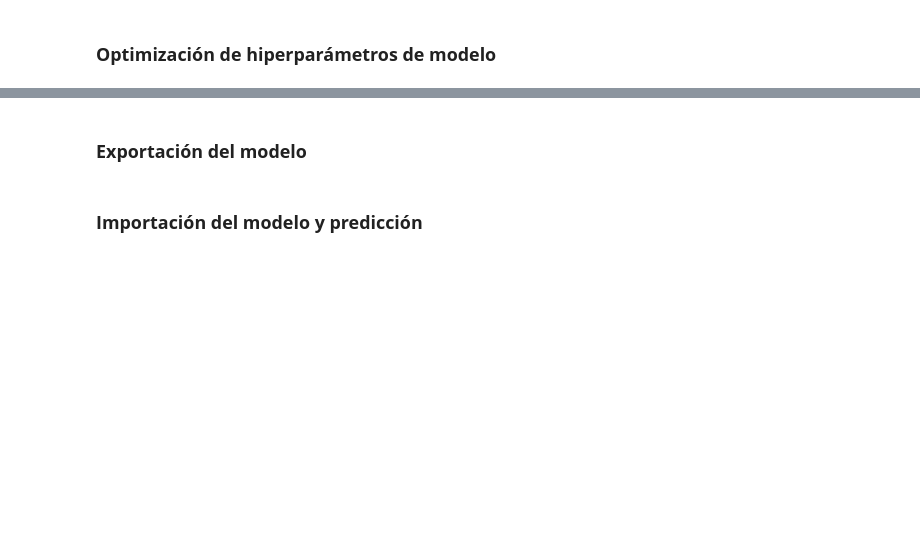
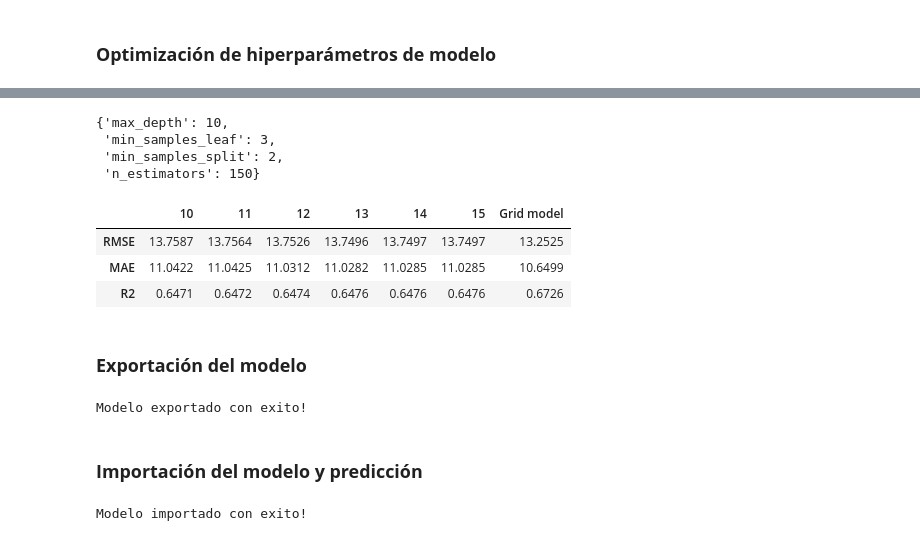
Before and after one commit to JLuceroVasquez/ia-aumentada-prevision-de-atrasos-de-vuelos, a Jupyter notebook: optimización_aeroportuaria.ipynb, the cells around one changed output, grey strips where cells are left out. Cells and saved outputs as stored; diff of their text form; code cells hidden in the pictures; blank space fills up the shorter version.

```diff
--- a/optimización_aeroportuaria.ipynb
+++ b/optimización_aeroportuaria.ipynb
@@ -699,0 +762,23 @@ for metrica in metricas.keys():
+# %%
+#Dataframe para alamcenar los resultados por cada variación en la cantidad de predictoras
+df_resultados = pd.DataFrame(index=['RMSE','MAE','R2'])
+
+#Iteración del 10 al 15
+ct_features = range(10,16)
+
+for cantidad in ct_features:
+  #Selección de nombres de features según cantidad
+  features_selected = df_importancias['Predictora'][:cantidad].values
+  #Filtrado del conjunto de entrenamiento y prueba con base a los nombres de los features seleccionados
+  X_train_selected = X_train[features_selected]
+  X_test_selected = X_test[features_selected]
+  #Entrenamiento del modelo
+  modelo_rf.fit(X_train_selected, y_train)
+  #Predicción de y para X_test (regresores de prueba)
+  y_pred = modelo_rf.predict(X_test_selected)
+  #Evaluacion del modelo
+  evaluacion = evaluarRegresion(y_test, y_pred)
+  #Almacenamiento de resultados
+  df_resultados[cantidad] = evaluacion.values()
+
+df_resultados
@@ -700,14 +790,30 @@ for metrica in metricas.keys():
 # %%
 #Selección de las 13 características más importantes
+features_selected = df_importancias['Predictora'][:13].values
+X_selected = X[features_selected]
 
 #División del df con features seleccionados en datos de entrenamiento y prueba
+X_train, X_test, y_train, y_test = train_test_split(X_selected, y, test_size=0.3, random_state=42)
 # %% [markdown]
 ### **Optimización de hiperparámetros de modelo**
 # %%
 #Diccionario con lista de valores para cuatro hiperparámetros del modelo RandomForestRegressor
+param_grid = {
+              'max_depth': [5, 10, 15],
+              'min_samples_leaf': [1, 2, 3],
+              'min_samples_split': [2, 4, 6],
+              'n_estimators': [100, 150, 200]
+              }
 # %%
 #Configuración de la validación cruzada con KFold
+cv = KFold(n_splits=5, shuffle=True, random_state=42)
 
 #Configuración de la validación cruzada que probará diferentes combinaciones de hiperparámetros en el modelo RandomForestRegressor
+grid_search = GridSearchCV(RandomForestRegressor(random_state=42),
+                           param_grid=param_grid,
+                           scoring='r2',
+                           n_jobs=-1,
+                           cv=cv)
 
 #Entrenamiento de 81 modelos generados con todas las combinaciones de hiperparámetros
+grid_search.fit(X_train, y_train)
@@ -714,13 +828,30 @@ for metrica in metricas.keys():
 # %%
 #Mejor combinación de parámetros
+grid_search.best_params_
+# %% [output]
+{'max_depth': 10,
+ 'min_samples_leaf': 3,
+ 'min_samples_split': 2,
+ 'n_estimators': 150}
 # %%
 #Predicción de y a partide X_train con el modelo RandomForestRegressor que tiene la mejor combinación de parámetros
 '''
 De acuerdo con la documentación, GridSearchCV aplica métodos de su estimador
 (modelo), ej. predict, considerando la mejor combinación de parámetros
 de entre todas las opciones disponibles en el diccionario de hiperparámetros.
 '''
+y_pred_grid = grid_search.predict(X_test)
 
 #Cálculo de las métricas de evaluación del modelo con hiperparámetros optimizados
+evaluacion_grid = evaluarRegresion(y_test, y_pred_grid)
+
+#Añadimos la evaluación al DataFrame df_resultados
+df_resultados['Grid model'] = evaluacion_grid.values()
+df_resultados
+# %% [output]
+|  | 10 | 11 | 12 | 13 | 14 | 15 | Grid model |
+| RMSE | 13.7587 | 13.7564 | 13.7526 | 13.7496 | 13.7497 | 13.7497 | 13.2525 |
+| MAE | 11.0422 | 11.0425 | 11.0312 | 11.0282 | 11.0285 | 11.0285 | 10.6499 |
+| R2 | 0.6471 | 0.6472 | 0.6474 | 0.6476 | 0.6476 | 0.6476 | 0.6726 |
 # %% [markdown]
 ### **Exportación del modelo**
@@ -729,2 +858,13 @@ de entre todas las opciones disponibles en el diccionario de hiperparámetros.
+# %%
+#Exportación del modelo con Pickel
+try:
+  with open('modelo_champion.pkl', 'wb') as file:
+    pickle.dump(grid_search.best_estimator_,file)
+  print('Modelo exportado con exito!')
+
+except Exception as e:
+  print(f'Error durante la exportación del modelo: {e}')
+# %% [output]
+Modelo exportado con exito!
 # %% [markdown]
 ### **Importación del modelo y predicción**
@@ -734,0 +871,11 @@ de entre todas las opciones disponibles en el diccionario de hiperparámetros.
+# %%
+#Importación del modelo con Pickel
+try:
+  with open('/content/modelo_champion.pkl', 'rb') as file:
+    modelo_champion = pickle.load(file)
+  print('Modelo importado con exito!')
+
+except Exception as e:
+  print(f'Error durante la importación del modelo: {e}')
+# %% [output]
+Modelo importado con exito!
```
Also changed, not shown: parts of 22 cells of this notebook.
